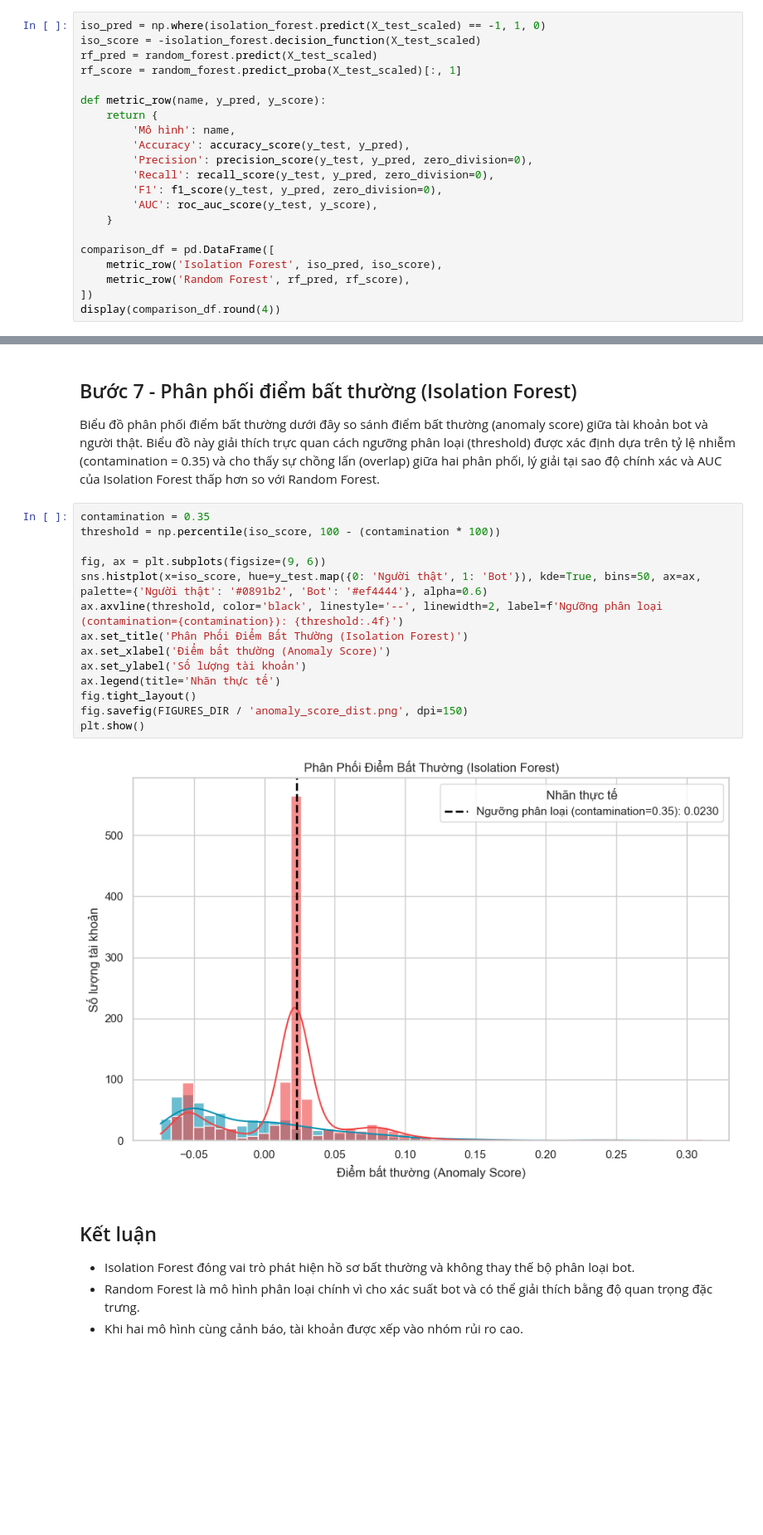
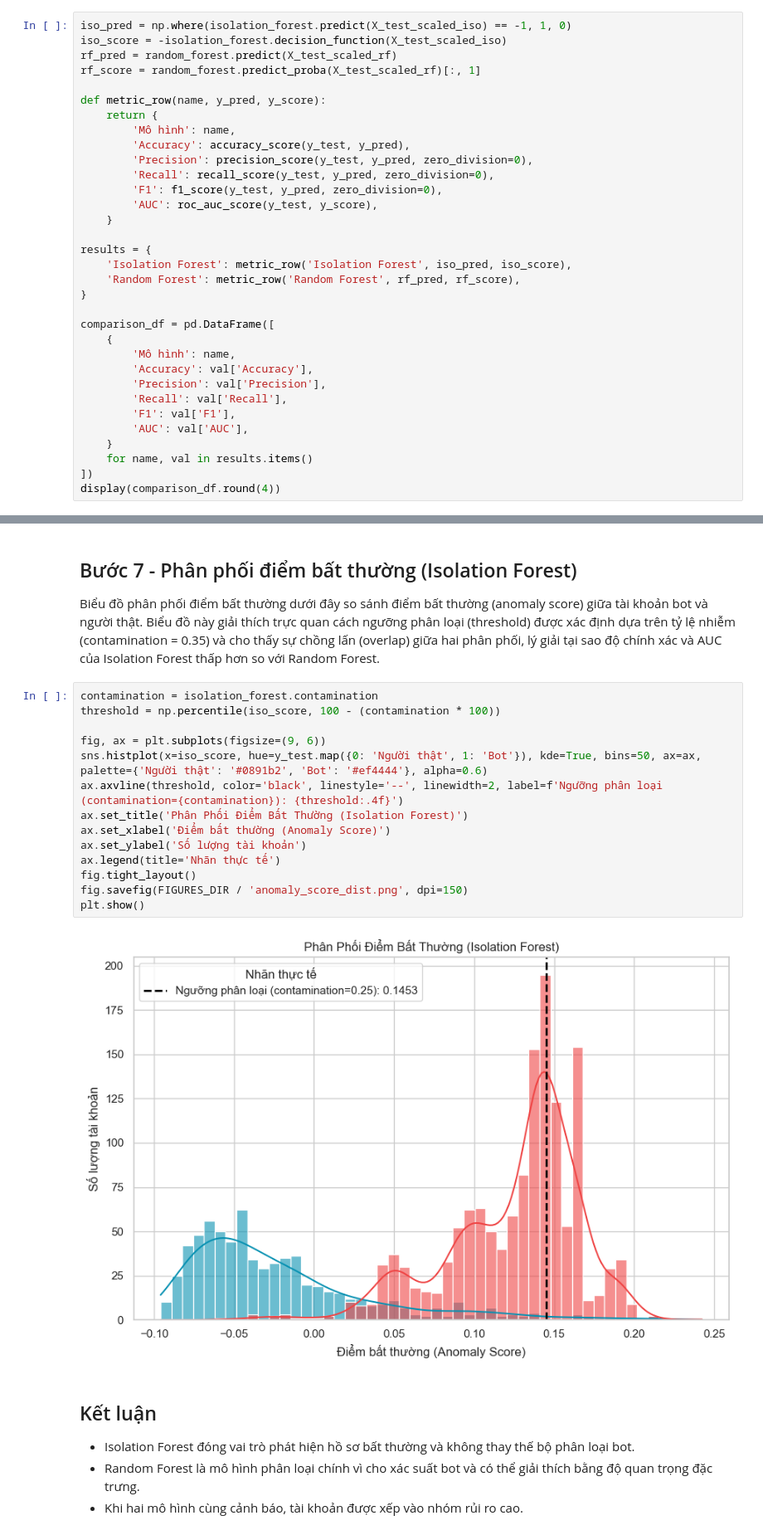
Before and after one commit to ncdanh0311/SocialAnomalyDetection, a Jupyter notebook: notebooks/04_evaluation.ipynb, the cells around one changed output, grey strips where cells are left out. Shown at 83% size. Cells and saved outputs as stored; diff of their text form; blank space fills up the shorter version.

```diff
--- a/notebooks/04_evaluation.ipynb
+++ b/notebooks/04_evaluation.ipynb
@@ -61,10 +81,10 @@ print(f'Đã tải dữ liệu test: {X_test_scaled.shape}')
 # %% [markdown]
 ## Bước 2 - Tính chỉ số đánh giá
 # %%
-iso_pred = np.where(isolation_forest.predict(X_test_scaled) == -1, 1, 0)
-iso_score = -isolation_forest.decision_function(X_test_scaled)
-rf_pred = random_forest.predict(X_test_scaled)
-rf_score = random_forest.predict_proba(X_test_scaled)[:, 1]
+iso_pred = np.where(isolation_forest.predict(X_test_scaled_iso) == -1, 1, 0)
+iso_score = -isolation_forest.decision_function(X_test_scaled_iso)
+rf_pred = random_forest.predict(X_test_scaled_rf)
+rf_score = random_forest.predict_proba(X_test_scaled_rf)[:, 1]
 
 def metric_row(name, y_pred, y_score):
     return {
@@ -76,9 +96,21 @@ def metric_row(name, y_pred, y_score):
         'AUC': roc_auc_score(y_test, y_score),
     }
 
+results = {
+    'Isolation Forest': metric_row('Isolation Forest', iso_pred, iso_score),
+    'Random Forest': metric_row('Random Forest', rf_pred, rf_score),
+}
+
 comparison_df = pd.DataFrame([
-    metric_row('Isolation Forest', iso_pred, iso_score),
-    metric_row('Random Forest', rf_pred, rf_score),
+    {
+        'Mô hình': name,
+        'Accuracy': val['Accuracy'],
+        'Precision': val['Precision'],
+        'Recall': val['Recall'],
+        'F1': val['F1'],
+        'AUC': val['AUC'],
+    }
+    for name, val in results.items()
 ])
 display(comparison_df.round(4))
 # %% [output]
@@ -160,21 +192,21 @@ plt.show()
 
 Biểu đồ phân phối điểm bất thường dưới đây so sánh điểm bất thường (anomaly score) giữa tài khoản bot và người thật. Biểu đồ này giải thích trực quan cách ngưỡng phân loại (threshold) được xác định dựa trên tỷ lệ nhiễm (contamination = 0.35) và cho thấy sự chồng lấn (overlap) giữa hai phân phối, lý giải tại sao độ chính xác và AUC của Isolation Forest thấp hơn so với Random Forest.
 # %%
-contamination = 0.35
+contamination = isolation_forest.contamination
 threshold = np.percentile(iso_score, 100 - (contamination * 100))
 
 fig, ax = plt.subplots(figsize=(9, 6))
 sns.histplot(x=iso_score, hue=y_test.map({0: 'Người thật', 1: 'Bot'}), kde=True, bins=50, ax=ax, palette={'Người thật': '#0891b2', 'Bot': '#ef4444'}, alpha=0.6)
 ax.axvline(threshold, color='black', linestyle='--', linewidth=2, label=f'Ngưỡng phân loại (contamination={contamination}): {threshold:.4f}')
 ax.set_title('Phân Phối Điểm Bất Thường (Isolation Forest)')
 ax.set_xlabel('Điểm bất thường (Anomaly Score)')
 ax.set_ylabel('Số lượng tài khoản')
 ax.legend(title='Nhãn thực tế')
 fig.tight_layout()
 fig.savefig(FIGURES_DIR / 'anomaly_score_dist.png', dpi=150)
 plt.show()
 # %% [output]
-[figure, old version]
+[figure, new version]
 # %% [markdown]
 ## Kết luận
 
```
Also changed, not shown: parts of 5 cells of this notebook, 3 other files.
